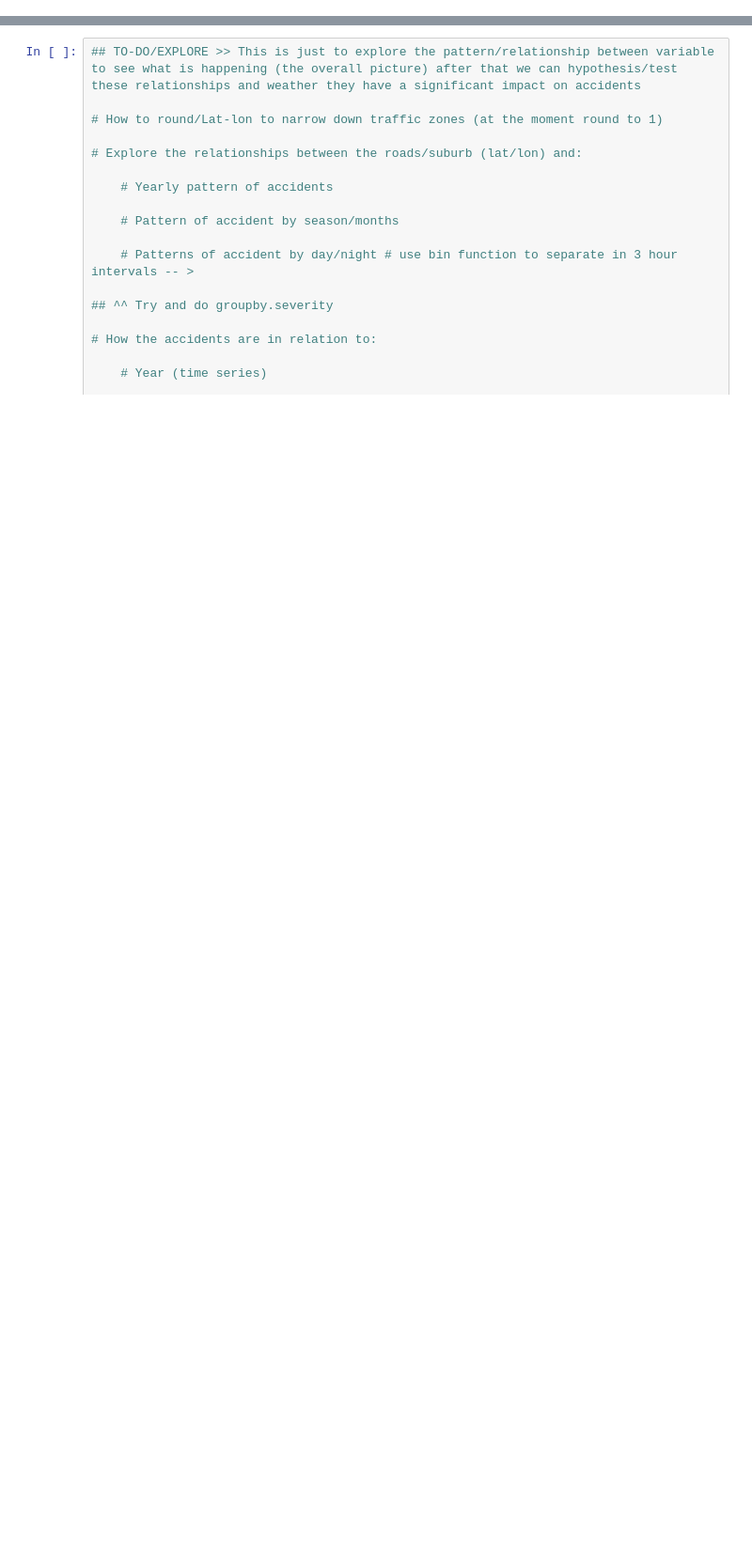
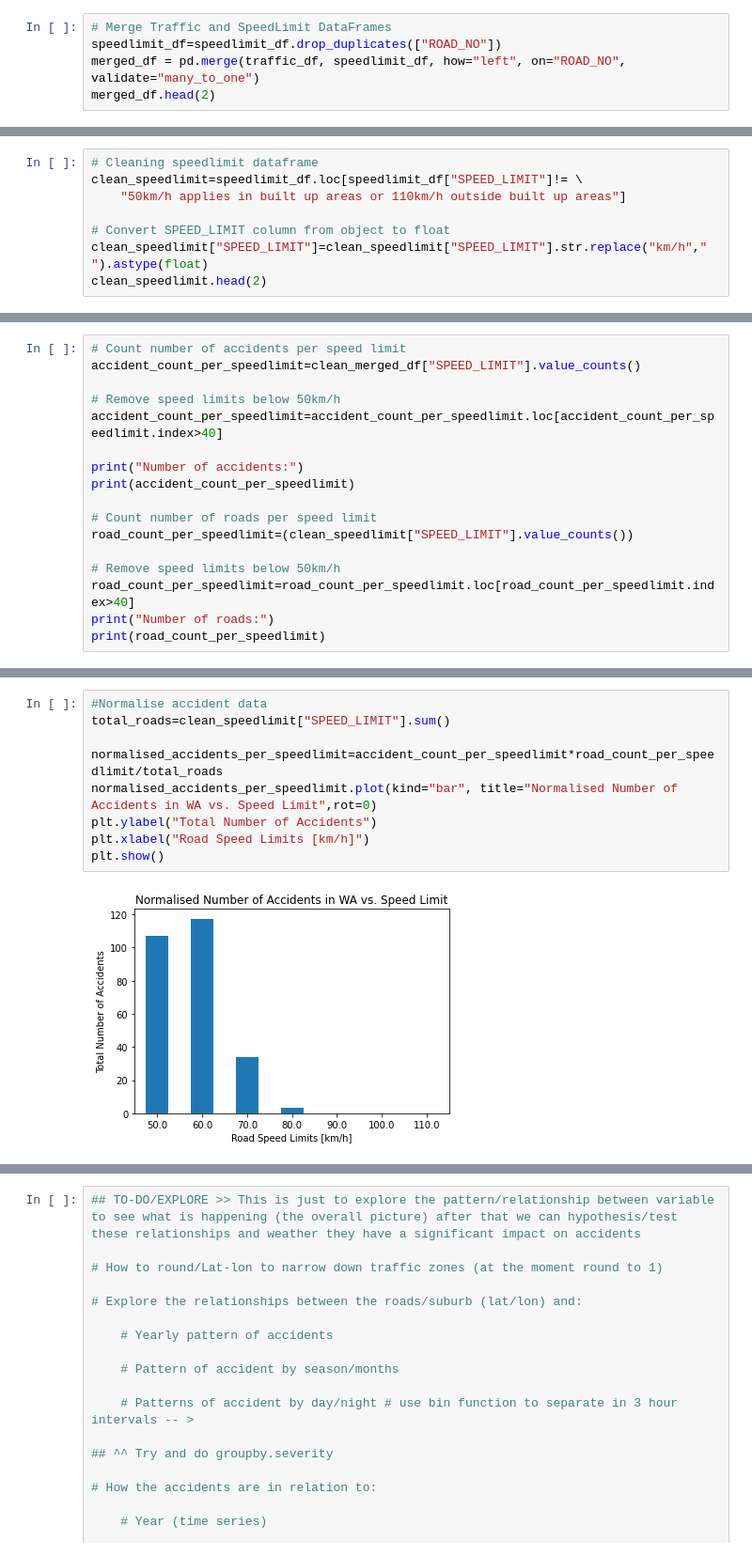
Before and after one commit to NZeinali/project_one, a Jupyter notebook: project1.ipynb, the cells around one changed output, grey strips where cells are left out. Shown at 94% size. Saved outputs shown, nothing was run; the diff lists cells and outputs as text; blank space fills up the shorter version.

Commit message:
corrected merge dataframe

```diff
--- a/project1.ipynb
+++ b/project1.ipynb
@@ -140,0 +44,5 @@ quantified_severity_df
+# %%
+# Merge Traffic and SpeedLimit DataFrames
+speedlimit_df=speedlimit_df.drop_duplicates(["ROAD_NO"])
+merged_df = pd.merge(traffic_df, speedlimit_df, how="left", on="ROAD_NO", validate="many_to_one")
+merged_df.head(2)
@@ -140,0 +75,8 @@ quantified_severity_df
+# %%
+# Cleaning speedlimit dataframe
+clean_speedlimit=speedlimit_df.loc[speedlimit_df["SPEED_LIMIT"]!= \
+    "50km/h applies in built up areas or 110km/h outside built up areas"]
+
+# Convert SPEED_LIMIT column from object to float
+clean_speedlimit["SPEED_LIMIT"]=clean_speedlimit["SPEED_LIMIT"].str.replace("km/h"," ").astype(float)
+clean_speedlimit.head(2)
@@ -140,0 +91,17 @@ quantified_severity_df
+# %%
+# Count number of accidents per speed limit
+accident_count_per_speedlimit=clean_merged_df["SPEED_LIMIT"].value_counts()
+
+# Remove speed limits below 50km/h
+accident_count_per_speedlimit=accident_count_per_speedlimit.loc[accident_count_per_speedlimit.index>40]
+
+print("Number of accidents:")
+print(accident_count_per_speedlimit)
+
+# Count number of roads per speed limit
+road_count_per_speedlimit=(clean_speedlimit["SPEED_LIMIT"].value_counts())
+
+# Remove speed limits below 50km/h
+road_count_per_speedlimit=road_count_per_speedlimit.loc[road_count_per_speedlimit.index>40]
+print("Number of roads:")
+print(road_count_per_speedlimit)
@@ -140,0 +127,11 @@ quantified_severity_df
+# %%
+#Normalise accident data
+total_roads=clean_speedlimit["SPEED_LIMIT"].sum()
+
+normalised_accidents_per_speedlimit=accident_count_per_speedlimit*road_count_per_speedlimit/total_roads
+normalised_accidents_per_speedlimit.plot(kind="bar", title="Normalised Number of Accidents in WA vs. Speed Limit",rot=0)
+plt.ylabel("Total Number of Accidents")
+plt.xlabel("Road Speed Limits [km/h]")
+plt.show()
+# %% [output]
+[figure, added]
```
Also changed, not shown: parts of 31 cells of this notebook.
